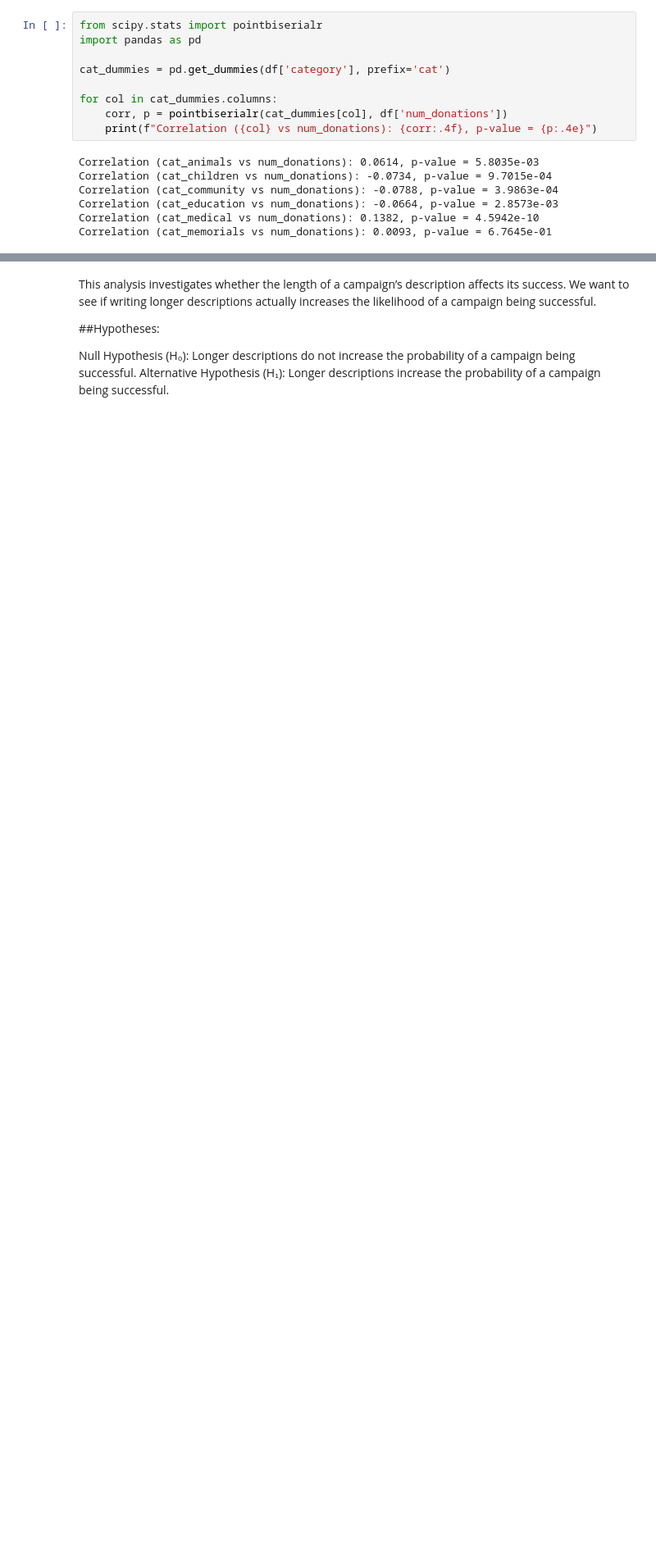
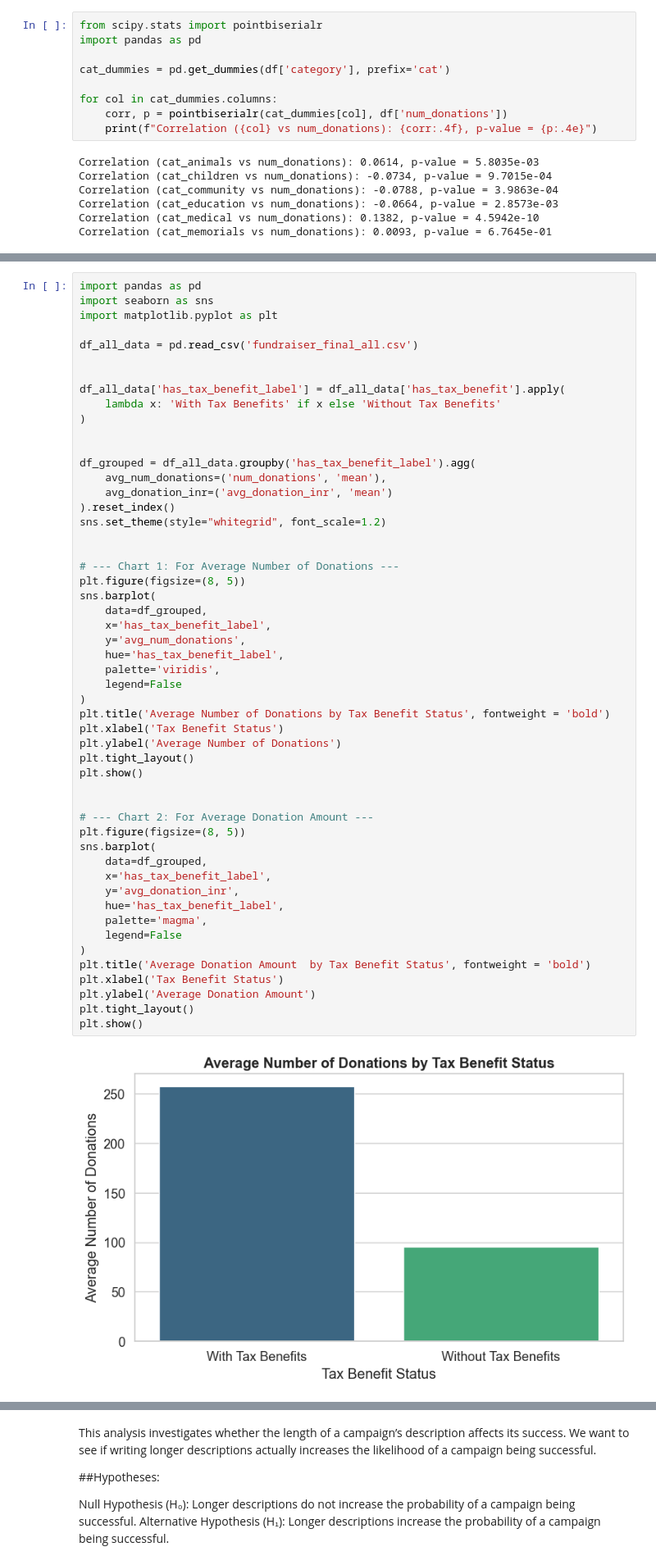
Before and after one commit to Rithvik008/game-changers, a Jupyter notebook: Progress Report for Nov 14th 2025.ipynb, the cells around one changed output, grey strips where cells are left out. Shown at 82% size. Cells and saved outputs as stored; diff of their text form; blank space fills up the shorter version.

```diff
--- a/Progress Report for Nov 14th 2025.ipynb
+++ b/Progress Report for Nov 14th 2025.ipynb
@@ -169,0 +178,54 @@ Such imbalances can be corrected by including synthetic data (like talked about
+# %%
+import pandas as pd
+import seaborn as sns
+import matplotlib.pyplot as plt
+
+df_all_data = pd.read_csv('fundraiser_final_all.csv')
+
+
+df_all_data['has_tax_benefit_label'] = df_all_data['has_tax_benefit'].apply(
+    lambda x: 'With Tax Benefits' if x else 'Without Tax Benefits'
+)
+
+
+df_grouped = df_all_data.groupby('has_tax_benefit_label').agg(
+    avg_num_donations=('num_donations', 'mean'),
+    avg_donation_inr=('avg_donation_inr', 'mean')
+).reset_index()
+sns.set_theme(style="whitegrid", font_scale=1.2)
+
+
+# --- Chart 1: For Average Number of Donations ---
+plt.figure(figsize=(8, 5))
+sns.barplot(
+    data=df_grouped,
+    x='has_tax_benefit_label',
+    y='avg_num_donations',
+    hue='has_tax_benefit_label',
+    palette='viridis',
+    legend=False
+)
+plt.title('Average Number of Donations by Tax Benefit Status', fontweight = 'bold')
+plt.xlabel('Tax Benefit Status')
+plt.ylabel('Average Number of Donations')
+plt.tight_layout()
+plt.show()
+
+
+# --- Chart 2: For Average Donation Amount ---
+plt.figure(figsize=(8, 5))
+sns.barplot(
+    data=df_grouped,
+    x='has_tax_benefit_label',
+    y='avg_donation_inr',
+    hue='has_tax_benefit_label',
+    palette='magma',
+    legend=False
+)
+plt.title('Average Donation Amount  by Tax Benefit Status', fontweight = 'bold')
+plt.xlabel('Tax Benefit Status')
+plt.ylabel('Average Donation Amount')
+plt.tight_layout()
+plt.show()
+# %% [output]
+[figure, added]
```
Also changed, not shown: parts of 8 cells of this notebook.
